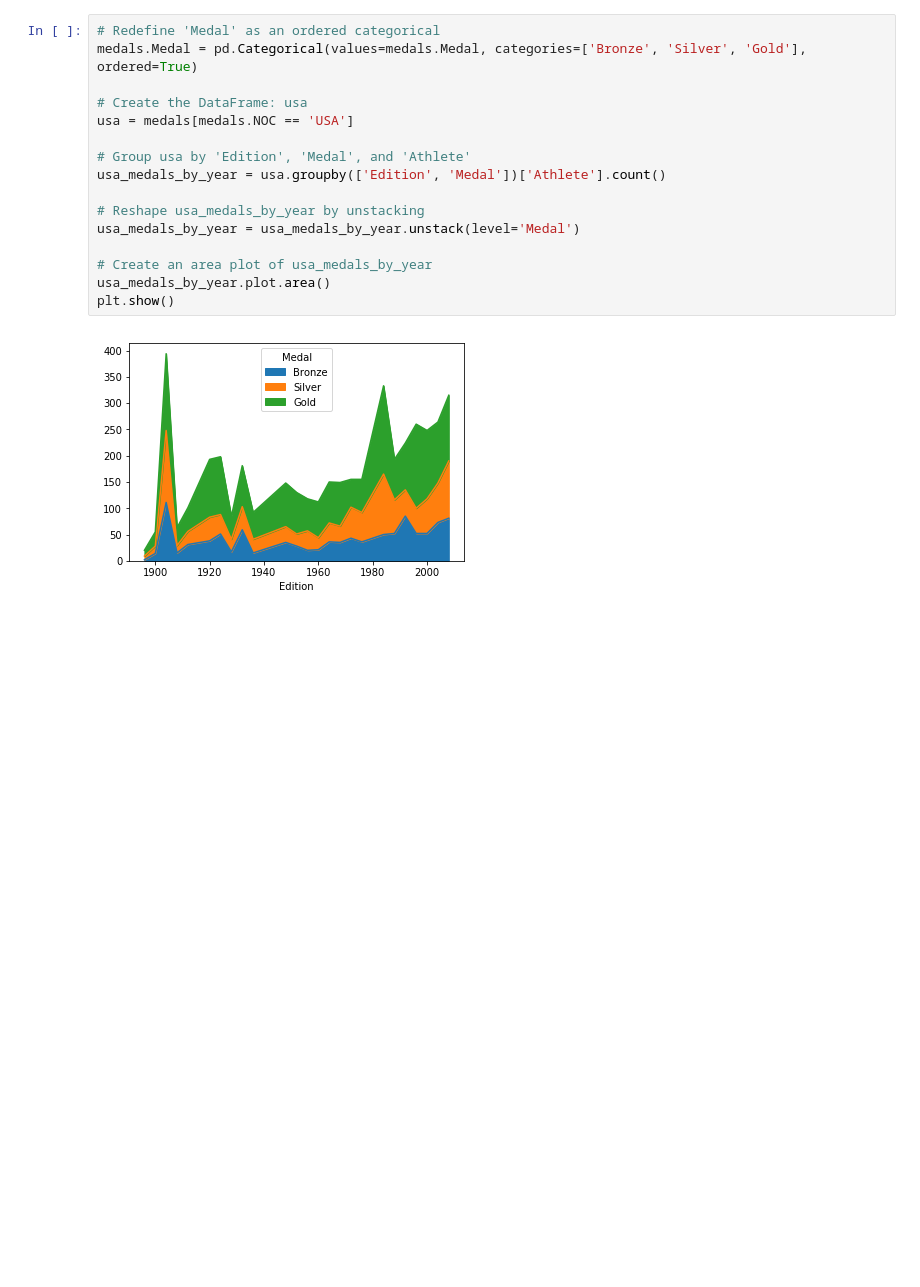
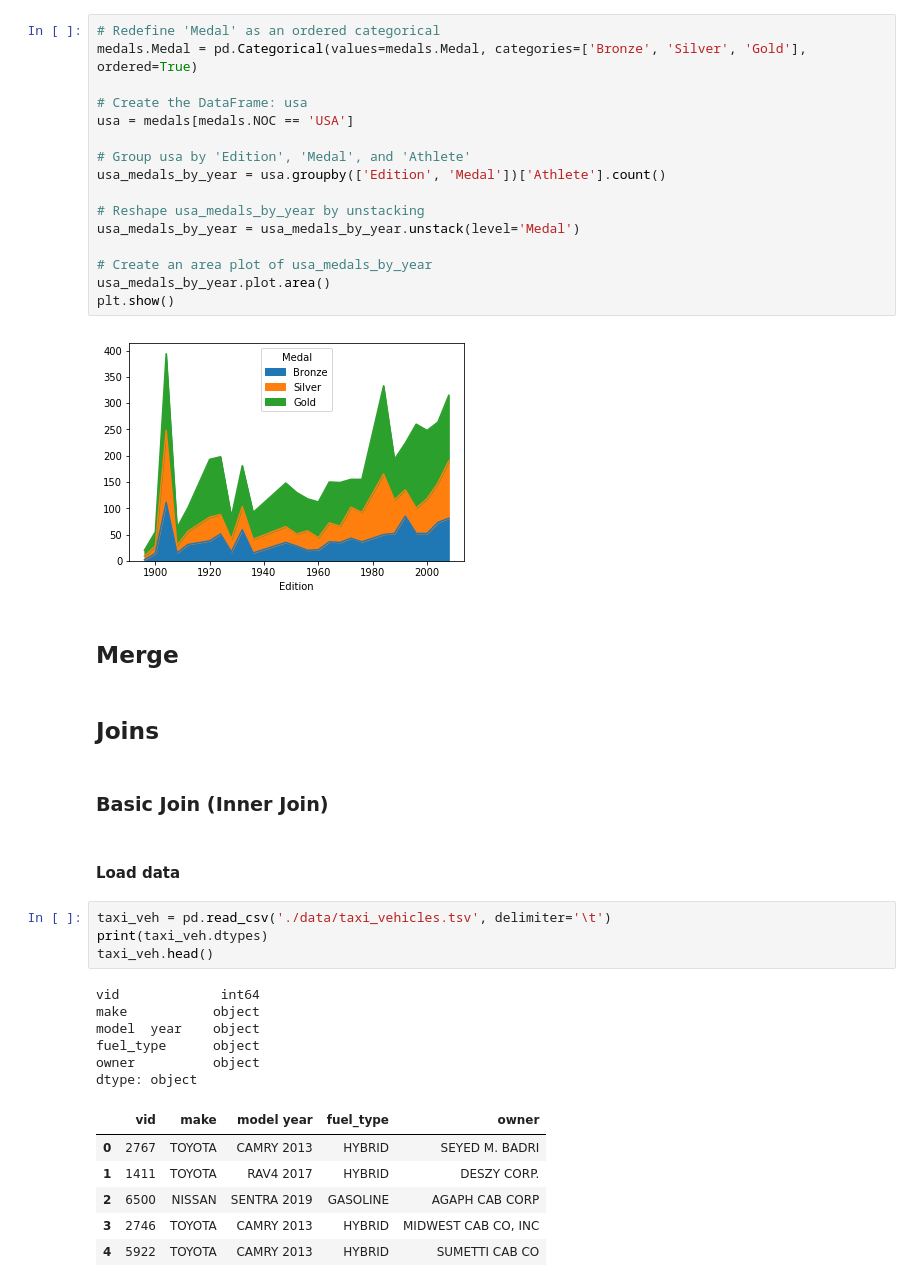
Before and after one commit to blaktai/notebooks, a Jupyter notebook: pandas/adv/adv_manipulation.ipynb, the cells around one changed output. Drawn from its saved outputs; the diff is of its cells as text; blank space fills up the shorter version.

Commit message:
advanced manipulation notebook with joins

```diff
--- a/pandas/adv/adv_manipulation.ipynb
+++ b/pandas/adv/adv_manipulation.ipynb
@@ -1101,3 +1101,28 @@ usa_medals_by_year.plot.area()
 plt.show()
 # %% [output]
 [figure]
+# %% [markdown]
+## Merge
+# %% [markdown]
+## Joins
+# %% [markdown]
+### Basic Join (Inner Join)
+# %% [markdown]
+#### Load data
+# %%
+taxi_veh = pd.read_csv('./data/taxi_vehicles.tsv', delimiter='\t')
+print(taxi_veh.dtypes)
+taxi_veh.head()
+# %% [output]
+vid             int64
+make           object
+model  year    object
+fuel_type      object
+owner          object
+dtype: object
+|  | vid | make | model year | fuel_type | owner |
+| 0 | 2767 | TOYOTA | CAMRY 2013 | HYBRID | SEYED M. BADRI |
+| 1 | 1411 | TOYOTA | RAV4 2017 | HYBRID | DESZY CORP. |
+| 2 | 6500 | NISSAN | SENTRA 2019 | GASOLINE | AGAPH CAB CORP |
+| 3 | 2746 | TOYOTA | CAMRY 2013 | HYBRID | MIDWEST CAB CO, INC |
+| 4 | 5922 | TOYOTA | CAMRY 2013 | HYBRID | SUMETTI CAB CO |
```
Also changed, not shown: parts of 35 cells of this notebook.
